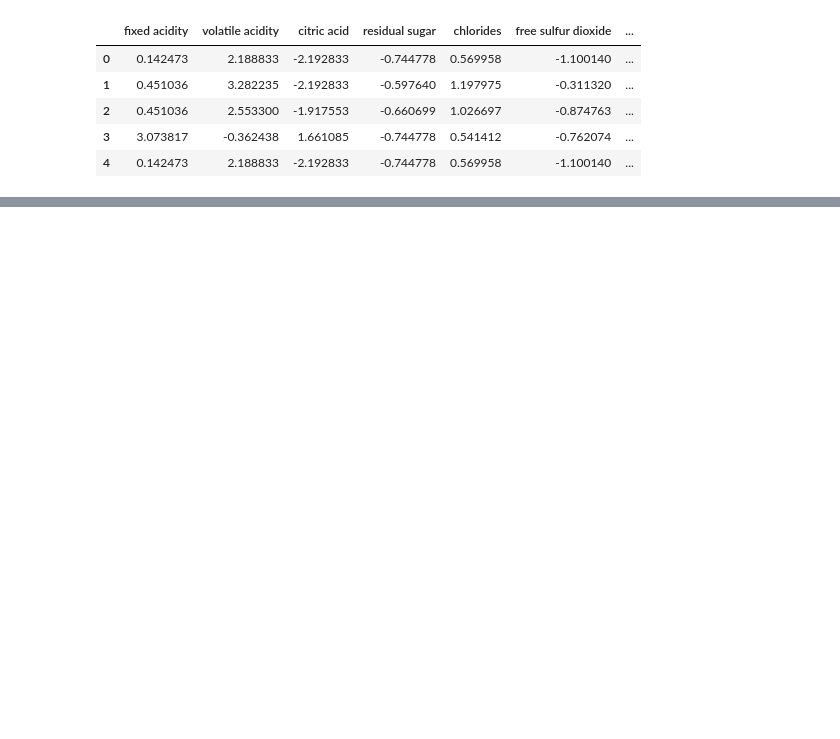
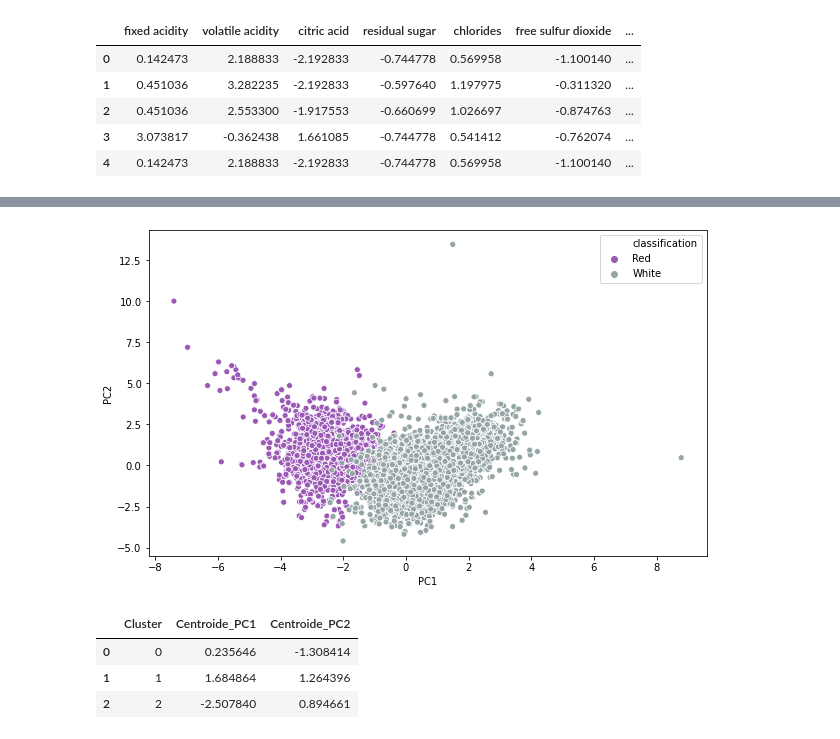
Before and after one commit to barbosarafael/DS_Avancado, a Jupyter notebook: wine_projeto/notebook_projeto.ipynb, the cells around one changed output, grey strips where cells are left out. Cells and saved outputs as stored; diff of their text form; code cells hidden in the pictures; blank space fills up the shorter version.

```diff
--- a/wine_projeto/notebook_projeto.ipynb
+++ b/wine_projeto/notebook_projeto.ipynb
@@ -223,0 +222,15 @@ df_comp_km[df_comp_km["verdadeiro"] != df_comp_km["predito_km"]]
+# %%
+plt.figure(figsize = (10, 6))
+
+_ = sns.scatterplot(x = "PC1", y = "PC2", hue = "classification", data = df_plot_km, palette = ["#9b59b6", "#95a5a6"])
+# %% [output]
+[figure, added]
+# %%
+df_centr_pcs = pd.concat([pd.DataFrame({"Cluster": [0, 1, 2]}), pd.DataFrame(kmeans.cluster_centers_, columns = ["Centroide_PC1", "Centroide_PC2"])], axis = 1)
+
+df_centr_pcs
+# %% [output]
+|  | Cluster | Centroide_PC1 | Centroide_PC2 |
+| 0 | 0 | 0.235646 | -1.308414 |
+| 1 | 1 | 1.684864 | 1.264396 |
+| 2 | 2 | -2.507840 | 0.894661 |
```
Also changed, not shown: parts of 15 cells of this notebook.
